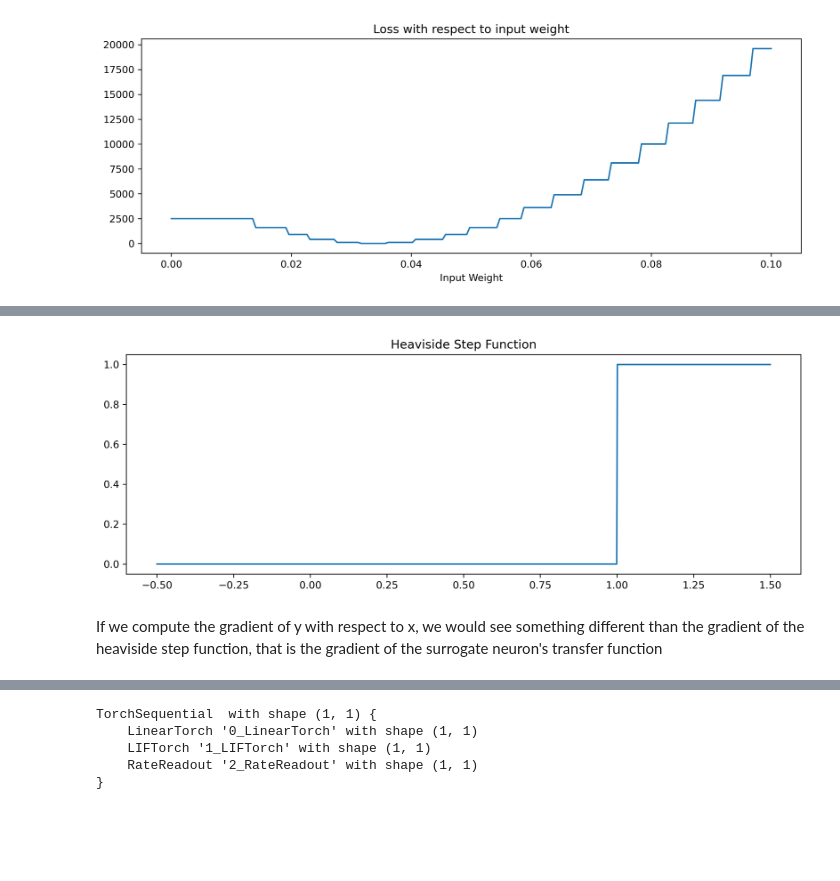
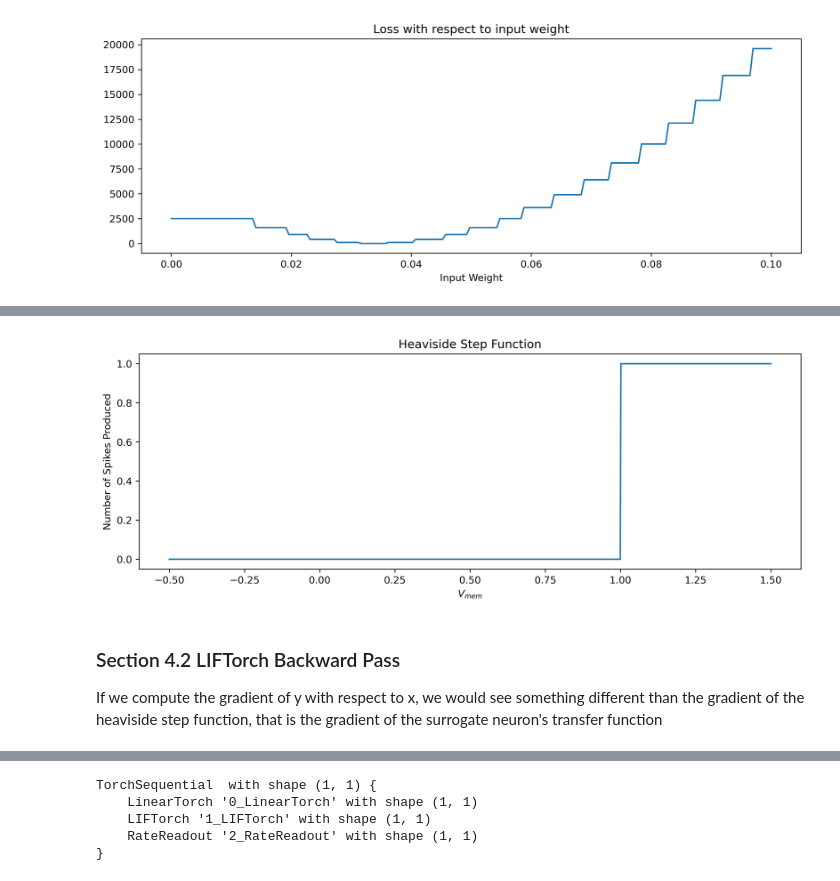
Before and after one commit to synsense/snn-workshop-amld-2022, a Jupyter notebook: 3. Training SNNs from scracth/training_snn_rate.ipynb, the cells around one changed output, grey strips where cells are left out. Saved outputs shown, nothing was run; the diff lists cells and outputs as text; code cells hidden in the pictures; blank space fills up the shorter version.

Commit message:
Section 3 and 4 organized

```diff
--- a/3. Training SNNs from scracth/training_snn_rate.ipynb
+++ b/3. Training SNNs from scracth/training_snn_rate.ipynb
@@ -325,16 +305,20 @@ $y = H(V_{mem}, V_{th}) = V_{mem} > V_{th}$
 # %%
 x = torch.linspace(-0.5, 1.5, 1000, requires_grad=True)
 
 # Function
 step_pwl = StepPWL.apply
 y = step_pwl(x, torch.tensor(1.0), torch.tensor(1.0), torch.tensor(float("inf")))
 
 # Plot
 plt.figure()
 plt.plot(x.detach(), y.detach())
-plt.title("Heaviside Step Function");
+plt.title("Heaviside Step Function")
+plt.xlabel("$V_{mem}$")
+plt.ylabel("Number of Spikes Produced");
 # %% [output]
-[figure, old version]
+[figure, new version]
 # %% [markdown]
+### Section 4.2 LIFTorch Backward Pass
+
 If we compute the gradient of y with respect to x, we would see something different than the gradient of the heaviside step function, that is the gradient of the surrogate neuron's transfer function
 # %%
```
Also changed, not shown: parts of 30 cells of this notebook.
